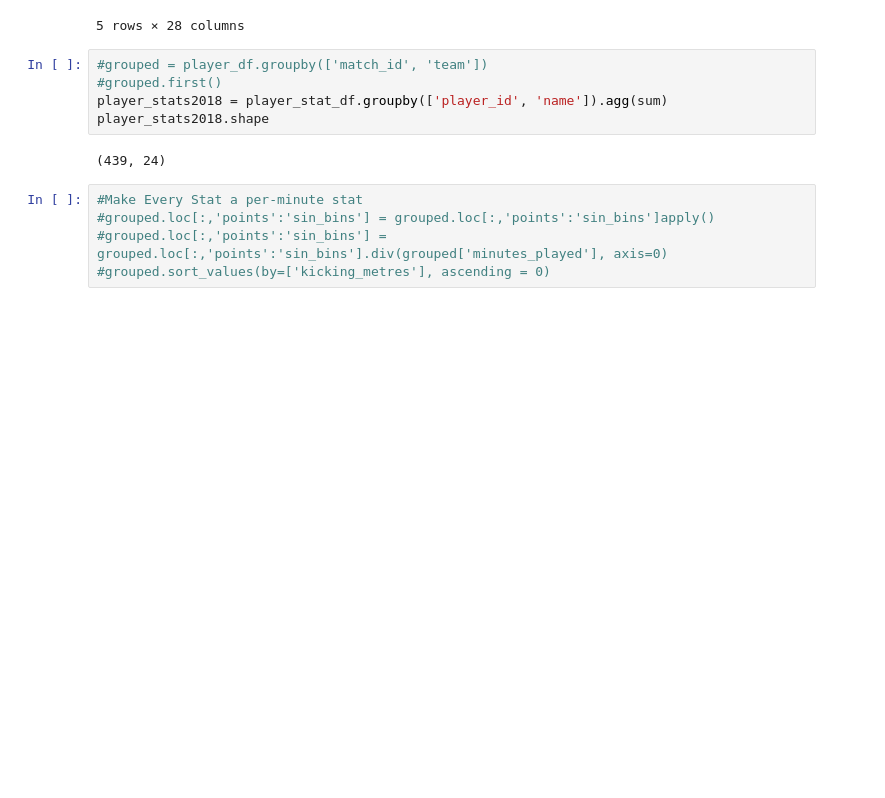
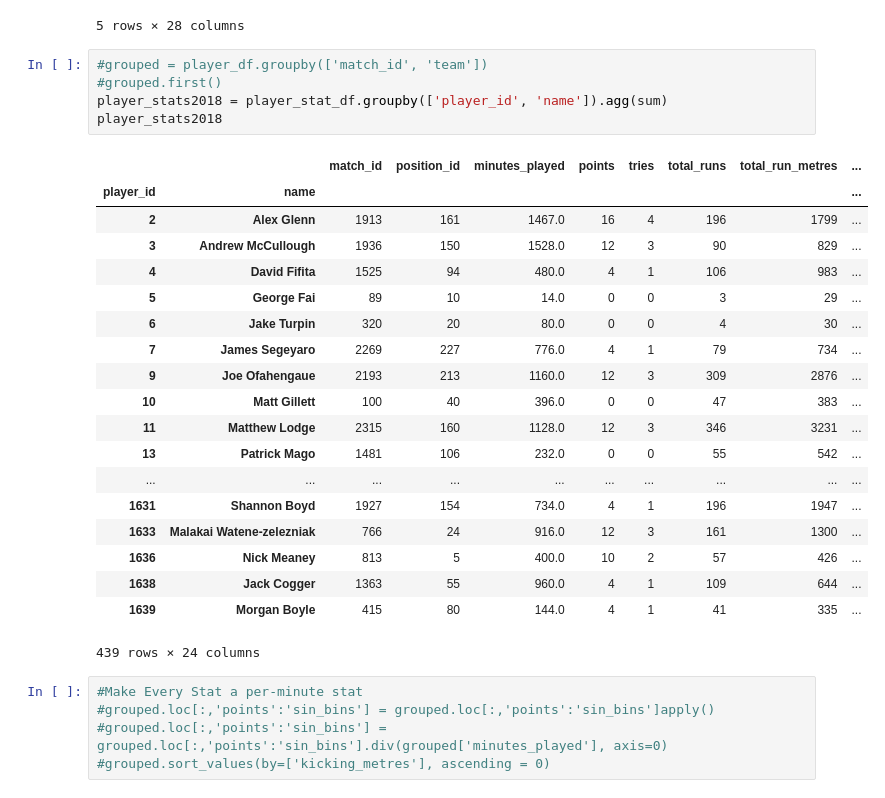
Before and after one commit to njpowers7915/NRL-match-data, a Jupyter notebook: NRL match analysis.ipynb, the cells around one changed output. Drawn from its saved outputs; the diff is of its cells as text; blank space fills up the shorter version.

```diff
--- a/NRL match analysis.ipynb
+++ b/NRL match analysis.ipynb
@@ -219,10 +219,28 @@ player_stat_df.head()
 # %%
 #grouped = player_df.groupby(['match_id', 'team'])
 #grouped.first()
 player_stats2018 = player_stat_df.groupby(['player_id', 'name']).agg(sum)
-player_stats2018.shape
+player_stats2018
 # %% [output]
+|  |  | match_id | position_id | minutes_played | points | tries | total_runs | total_run_metres | ... |
+| player_id | name |  |  |  |  |  |  |  | ... |
+| 2 | Alex Glenn | 1913 | 161 | 1467.0 | 16 | 4 | 196 | 1799 | ... |
+| 3 | Andrew McCullough | 1936 | 150 | 1528.0 | 12 | 3 | 90 | 829 | ... |
+| 4 | David Fifita | 1525 | 94 | 480.0 | 4 | 1 | 106 | 983 | ... |
+| 5 | George Fai | 89 | 10 | 14.0 | 0 | 0 | 3 | 29 | ... |
+| 6 | Jake Turpin | 320 | 20 | 80.0 | 0 | 0 | 4 | 30 | ... |
+| 7 | James Segeyaro | 2269 | 227 | 776.0 | 4 | 1 | 79 | 734 | ... |
+| 9 | Joe Ofahengaue | 2193 | 213 | 1160.0 | 12 | 3 | 309 | 2876 | ... |
+| 10 | Matt Gillett | 100 | 40 | 396.0 | 0 | 0 | 47 | 383 | ... |
+| 11 | Matthew Lodge | 2315 | 160 | 1128.0 | 12 | 3 | 346 | 3231 | ... |
+| 13 | Patrick Mago | 1481 | 106 | 232.0 | 0 | 0 | 55 | 542 | ... |
+| ... | ... | ... | ... | ... | ... | ... | ... | ... | ... |
+| 1631 | Shannon Boyd | 1927 | 154 | 734.0 | 4 | 1 | 196 | 1947 | ... |
+| 1633 | Malakai Watene-zelezniak | 766 | 24 | 916.0 | 12 | 3 | 161 | 1300 | ... |
+| 1636 | Nick Meaney | 813 | 5 | 400.0 | 10 | 2 | 57 | 426 | ... |
+| 1638 | Jack Cogger | 1363 | 55 | 960.0 | 4 | 1 | 109 | 644 | ... |
+| 1639 | Morgan Boyle | 415 | 80 | 144.0 | 4 | 1 | 41 | 335 | ... |
-(439, 24)
+439 rows × 24 columns
 # %%
 #Make Every Stat a per-minute stat
 #grouped.loc[:,'points':'sin_bins'] = grouped.loc[:,'points':'sin_bins']apply()
```
Also changed, not shown: parts of 2 cells of this notebook.
